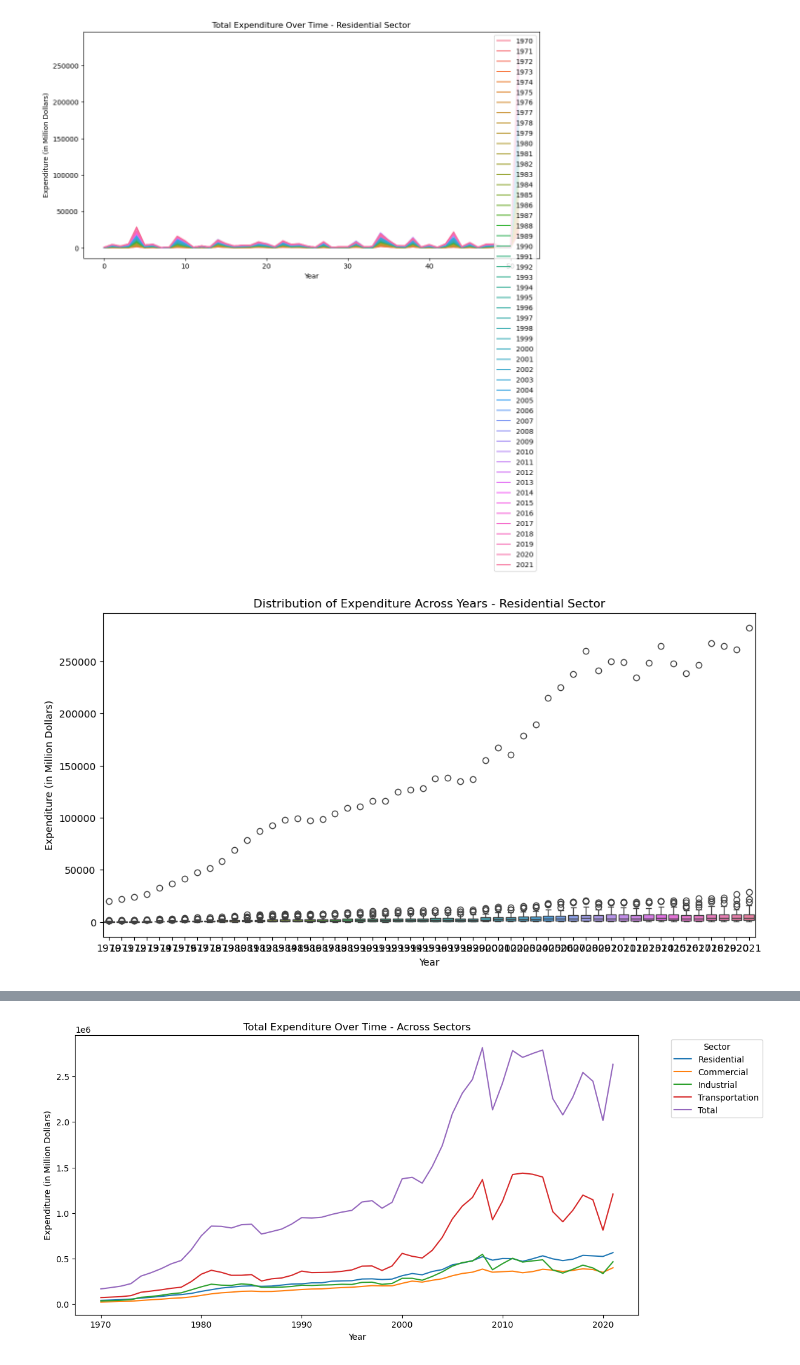
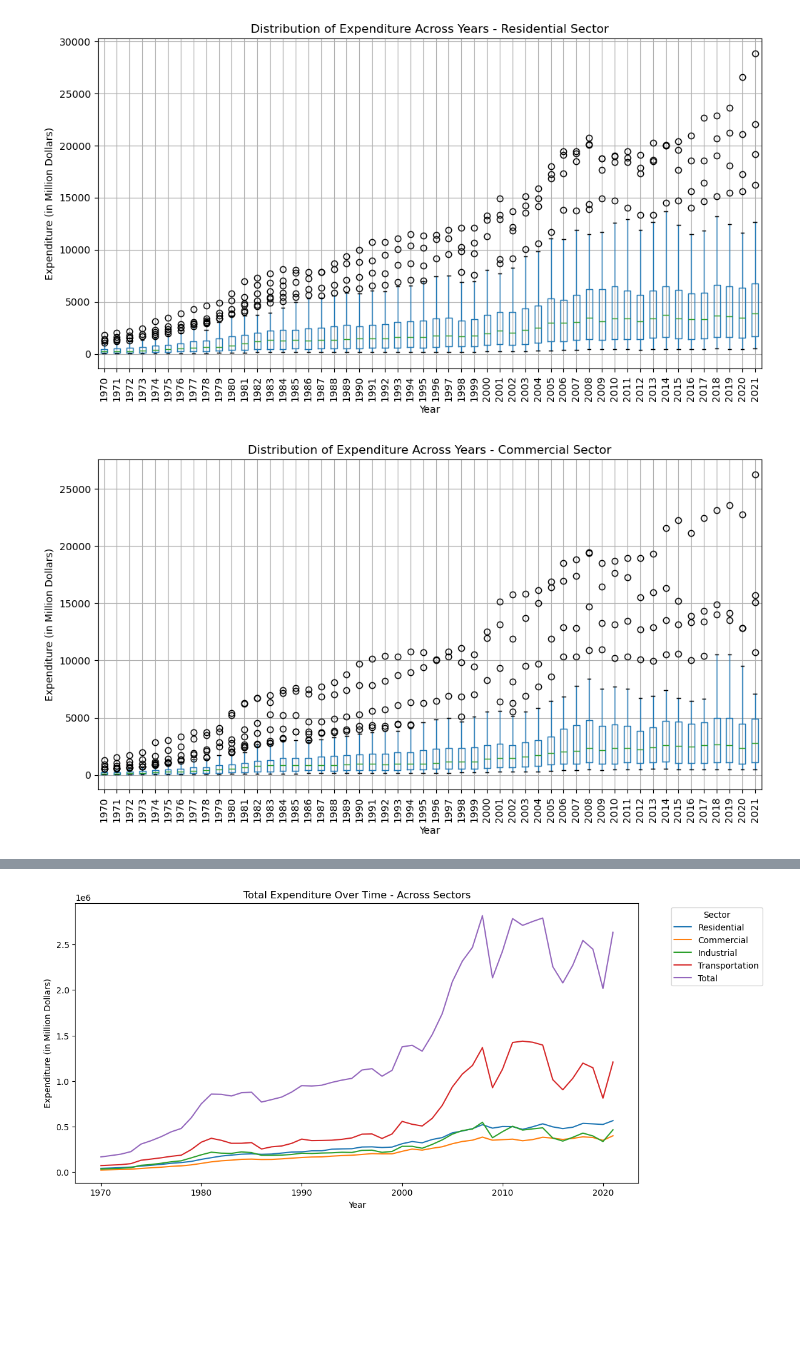
Before and after one commit to urstrulyvishtan/Energy_consumption_USA, a Jupyter notebook: project.ipynb, the cells around one changed output, grey strips where cells are left out. Drawn from its saved outputs; the diff is of its cells as text; code cells hidden in the pictures; blank space fills up the shorter version.

```diff
--- a/project.ipynb
+++ b/project.ipynb
@@ -29,30 +29,27 @@ hydro_use_renew_sector = pd.read_excel('use_renew_sector.xlsx', sheet_name='Hydr
 solar_use_renew_sector = pd.read_excel('use_renew_sector.xlsx', sheet_name='Solar Energy', header= 2)
 wind_use_renew_sector = pd.read_excel('use_renew_sector.xlsx', sheet_name='Wind Energy', header= 2)
 # %%
-# Define a function for EDA
+import matplotlib.pyplot as plt
+
 def perform_eda(df, sector_name):
-    # Line Plot
-    plt.figure(figsize=(12, 6))
-    sns.lineplot(data=df, dashes=False)
-    plt.title(f'Total Expenditure Over Time - {sector_name} Sector')
-    plt.xlabel('Year')
-    plt.ylabel('Expenditure (in Million Dollars)')
-    plt.show()
+    # Exclude data for the 'US' state
+    df = df[df['State'] != 'US']
 
     # Box Plot
     plt.figure(figsize=(12, 6))
-    sns.boxplot(data=df)
+    df.boxplot()
     plt.title(f'Distribution of Expenditure Across Years - {sector_name} Sector')
     plt.xlabel('Year')
     plt.ylabel('Expenditure (in Million Dollars)')
+    plt.xticks(rotation=90)  # Rotate X-axis labels to 90 degrees
     plt.show()
 
 # Perform EDA for each sector
 perform_eda(res_expend_tot, 'Residential')
 perform_eda(com_expend_tot, 'Commercial')
 perform_eda(industrial_expend_tot, 'Industrial')
 perform_eda(transport_expend_tot, 'Transportation')
 perform_eda(total_expend_tot, 'Total')
 # %% [output]
-[figure, old version]
+[figure, new version]
-[figure, old version]
+[figure, new version]
```
Also changed, not shown: parts of 12 cells of this notebook, 4 other files.
